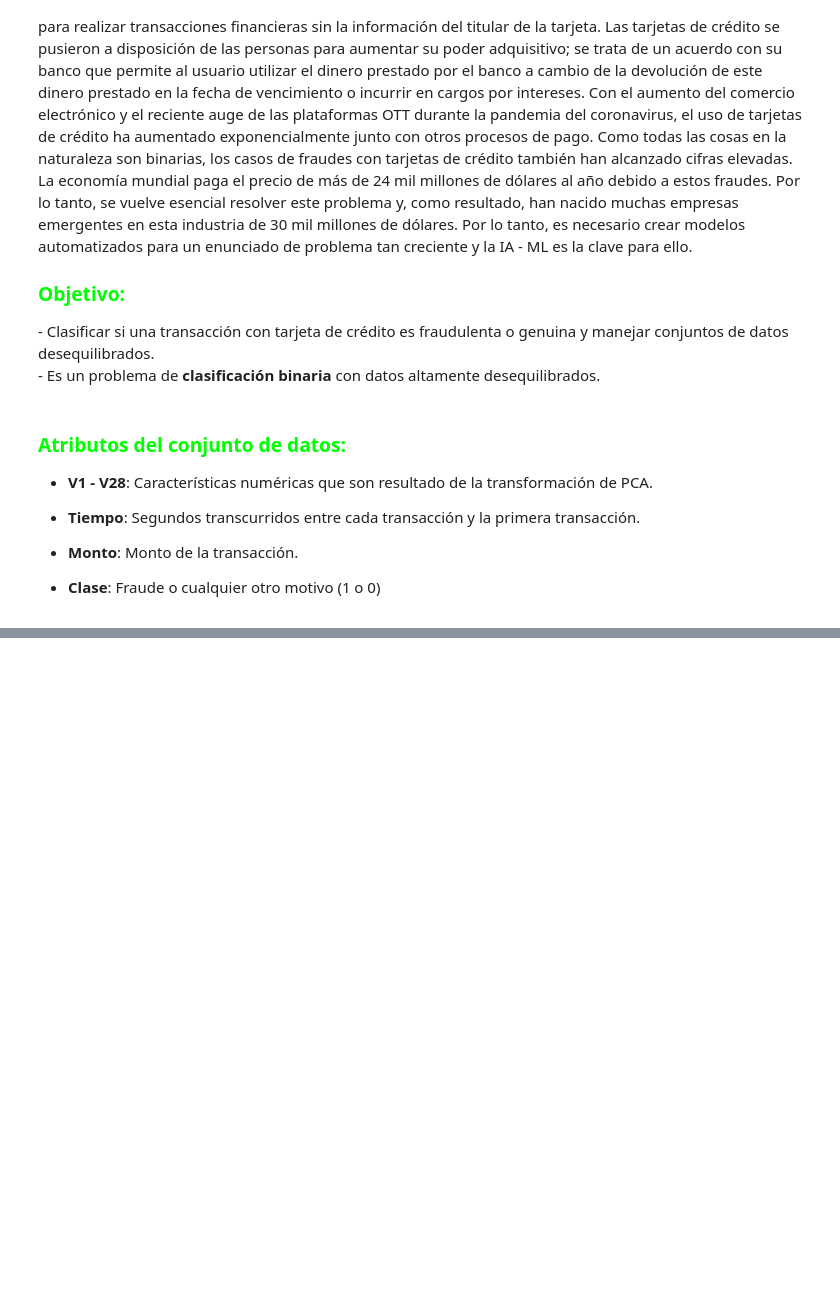
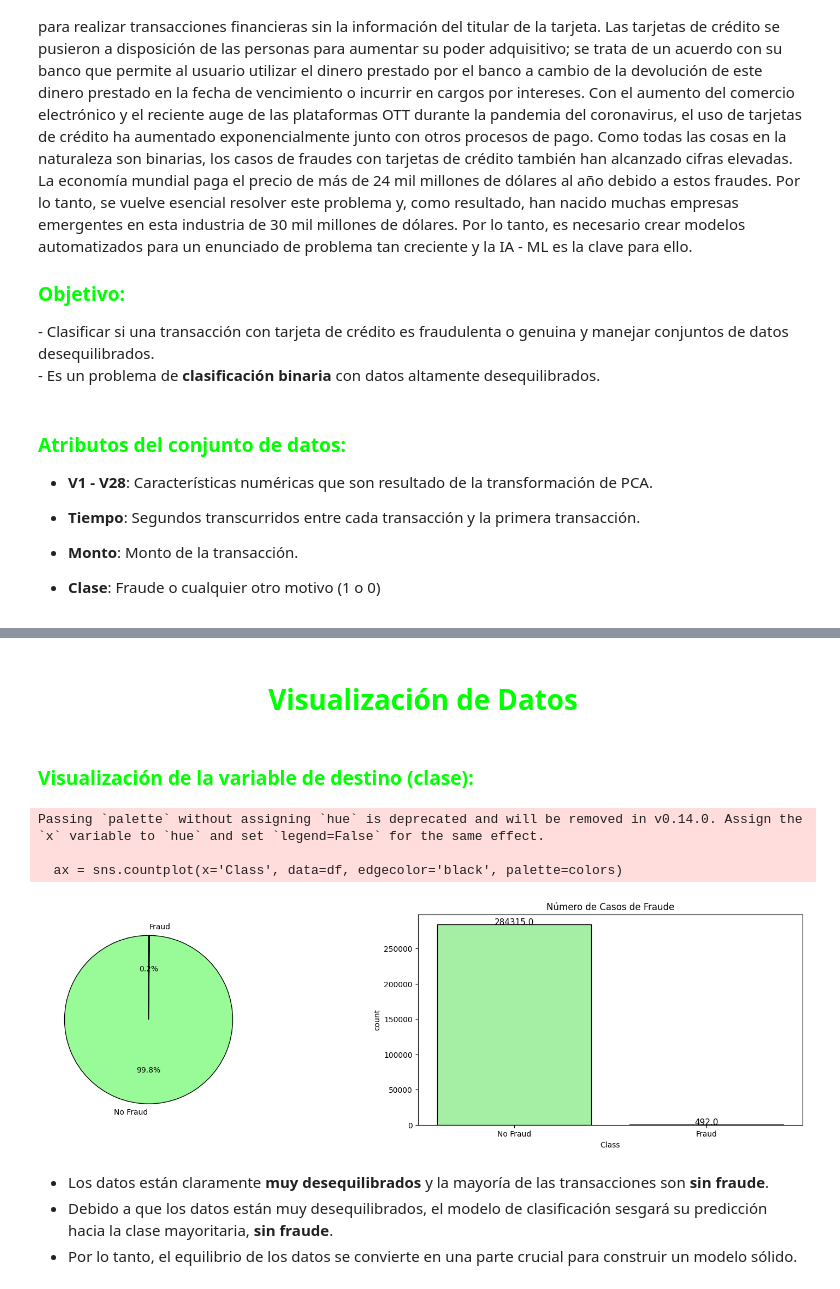
Before and after one commit to londerowalteroscar/Fraud-Detection, a Jupyter notebook: fraud-detection.ipynb, the cells around one changed output, grey strips where cells are left out. Cells and saved outputs as stored; diff of their text form; code cells hidden in the pictures; blank space fills up the shorter version.

```diff
--- a/fraud-detection.ipynb
+++ b/fraud-detection.ipynb
@@ -37,0 +196,42 @@
+# %% [markdown]
+<h1 style="font-family: 'Courier New', Courier, monospace; color: lime; text-shadow: 2px 2px black; text-align: center;">
+    Visualización de Datos
+</h1>
+# %% [markdown]
+<h3 style="font-family: 'Courier New', Courier, monospace; color: lime; text-shadow: 1px 1px black;">
+    Visualización de la variable de destino (clase):
+</h3>
+# %%
+fraud = len(df[df['Class'] == 1]) / len(df) * 100
+nofraud = len(df[df['Class'] == 0]) / len(df) * 100
+fraud_percentage = [nofraud, fraud]
+
+# Cambiar la paleta de colores a tonos de verde
+colors = ['#98FB98', '#3CB371']  # Verde claro y verde medio
+
+fig, ax = plt.subplots(nrows=1, ncols=2, figsize=(20, 5))
+
+# Gráfico circular (pie chart)
+plt.subplot(1, 2, 1)
+plt.pie(fraud_percentage, labels=['No Fraud', 'Fraud'], autopct='%1.1f%%', startangle=90, colors=colors,
+        wedgeprops={'edgecolor': 'black', 'linewidth': 1, 'antialiased': True})
+
+# Gráfico de conteo (countplot)
+plt.subplot(1, 2, 2)
+ax = sns.countplot(x='Class', data=df, edgecolor='black', palette=colors)
+for rect in ax.patches:
+    ax.text(rect.get_x() + rect.get_width() / 2, rect.get_height() + 2, rect.get_height(),
+            horizontalalignment='center', fontsize=11)
+ax.set_xticklabels(['No Fraud', 'Fraud'])
+plt.title('Número de Casos de Fraude')
+
+plt.show()
+# %% [output]
+Passing `palette` without assigning `hue` is deprecated and will be removed in v0.14.0. Assign the `x` variable to `hue` and set `legend=False` for the same effect.
+
+  ax = sns.countplot(x='Class', data=df, edgecolor='black', palette=colors)
+[figure, added]
+# %% [markdown]
+- Los datos están claramente **muy desequilibrados** y la mayoría de las transacciones son **sin fraude**.
+- Debido a que los datos están muy desequilibrados, el modelo de clasificación sesgará su predicción hacia la clase mayoritaria, **sin fraude**.
+- Por lo tanto, el equilibrio de los datos se convierte en una parte crucial para construir un modelo sólido.
```
Also changed, not shown: parts of 15 cells of this notebook, 1 other file.
